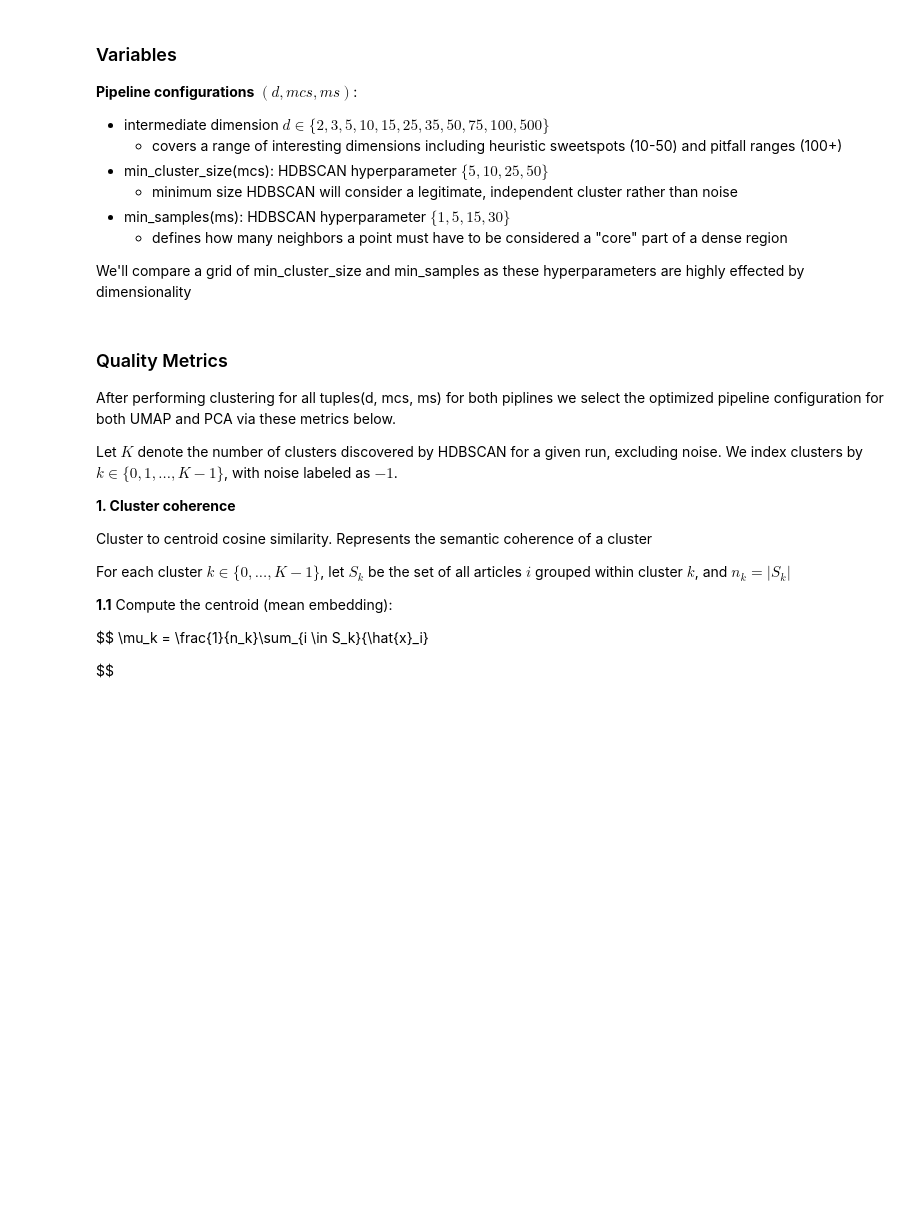
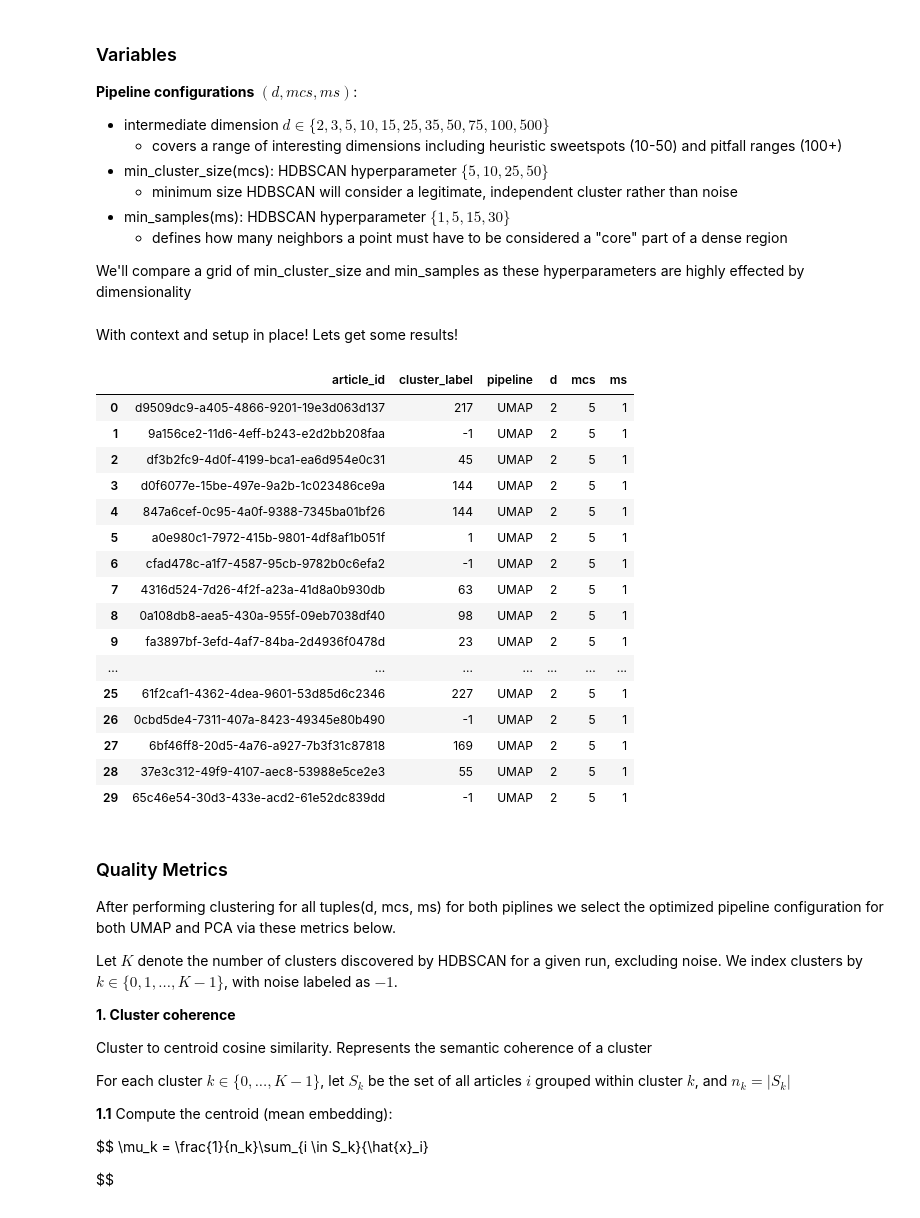
Before and after one commit to evansun06/trend-analysis-sr, a Jupyter notebook: analysis.ipynb, the cells around one changed output. Saved outputs shown, nothing was run; the diff lists cells and outputs as text; code cells hidden in the pictures; blank space fills up the shorter version.

Commit message:
add code for clustering

```diff
--- a/analysis.ipynb
+++ b/analysis.ipynb
@@ -218,11 +225,64 @@ __Pipeline configurations__ $(d, {mcs}, {ms})$:
 
 We'll compare a grid of min_cluster_size and min_samples as these hyperparameters are highly effected by dimensionality
 # %%
-# L2 Normalize
-X_norm = Normalizer(norm='l2').fit_transform(X_raw)
-
-# Append original dataset for later reference
-df['embedding_norm'] = list(X_norm)
+d_values = [2, 3, 5, 10, 15, 25, 35, 50, 75, 100, 500]
+mcs_values = [5, 10, 25, 50]
+ms_values = [1, 5, 15, 30]
+# %% [markdown]
+With context and setup in place! Lets get some results!
+# %%
+all_results = []
+article_ids = df['article_id'].values
+
+for pipeline_name, reducer_func in [('UMAP', reduce_umap), ('PCA', reduce_pca)]:
+
+    for d in d_values:
+        # Step 1: Reduce once per dimension d
+        Z = reducer_func(d, X_norm)
+
+        for mcs in mcs_values:
+            for ms in ms_values:
+
+                # Step 2: Cluster
+                labels = cluster_hdbscan(mcs, ms, Z)
+
+                # Create a temporary DataFrame for this specific run
+                run_df = pd.DataFrame({
+                    'article_id': article_ids,
+                    'cluster_label': labels
+                })
+
+                # Assign the constants for this run
+                run_df['pipeline'] = pipeline_name
+                run_df['d'] = d
+                run_df['mcs'] = mcs
+                run_df['ms'] = ms
+
+                all_results.append(run_df)
+
+# Final squash: concat is very efficient for a list of DataFrames
+results_df = pd.concat(all_results, ignore_index=True)
+# %%
+# inspect
+results_df.head(30)
+# %% [output]
+|  | article_id | cluster_label | pipeline | d | mcs | ms |
+| 0 | d9509dc9-a405-4866-9201-19e3d063d137 | 217 | UMAP | 2 | 5 | 1 |
+| 1 | 9a156ce2-11d6-4eff-b243-e2d2bb208faa | -1 | UMAP | 2 | 5 | 1 |
+| 2 | df3b2fc9-4d0f-4199-bca1-ea6d954e0c31 | 45 | UMAP | 2 | 5 | 1 |
+| 3 | d0f6077e-15be-497e-9a2b-1c023486ce9a | 144 | UMAP | 2 | 5 | 1 |
+| 4 | 847a6cef-0c95-4a0f-9388-7345ba01bf26 | 144 | UMAP | 2 | 5 | 1 |
+| 5 | a0e980c1-7972-415b-9801-4df8af1b051f | 1 | UMAP | 2 | 5 | 1 |
+| 6 | cfad478c-a1f7-4587-95cb-9782b0c6efa2 | -1 | UMAP | 2 | 5 | 1 |
+| 7 | 4316d524-7d26-4f2f-a23a-41d8a0b930db | 63 | UMAP | 2 | 5 | 1 |
+| 8 | 0a108db8-aea5-430a-955f-09eb7038df40 | 98 | UMAP | 2 | 5 | 1 |
+| 9 | fa3897bf-3efd-4af7-84ba-2d4936f0478d | 23 | UMAP | 2 | 5 | 1 |
+| ... | ... | ... | ... | ... | ... | ... |
+| 25 | 61f2caf1-4362-4dea-9601-53d85d6c2346 | 227 | UMAP | 2 | 5 | 1 |
+| 26 | 0cbd5de4-7311-407a-8423-49345e80b490 | -1 | UMAP | 2 | 5 | 1 |
+| 27 | 6bf46ff8-20d5-4a76-a927-7b3f31c87818 | 169 | UMAP | 2 | 5 | 1 |
+| 28 | 37e3c312-49f9-4107-aec8-53988e5ce2e3 | 55 | UMAP | 2 | 5 | 1 |
+| 29 | 65c46e54-30d3-433e-acd2-61e52dc839dd | -1 | UMAP | 2 | 5 | 1 |
 # %% [markdown]
 ### Quality Metrics
 After performing clustering for all tuples(d, mcs, ms) for both piplines we select the optimized pipeline configuration for both UMAP and PCA via these metrics below.
```
Also changed, not shown: parts of 2 cells of this notebook.
